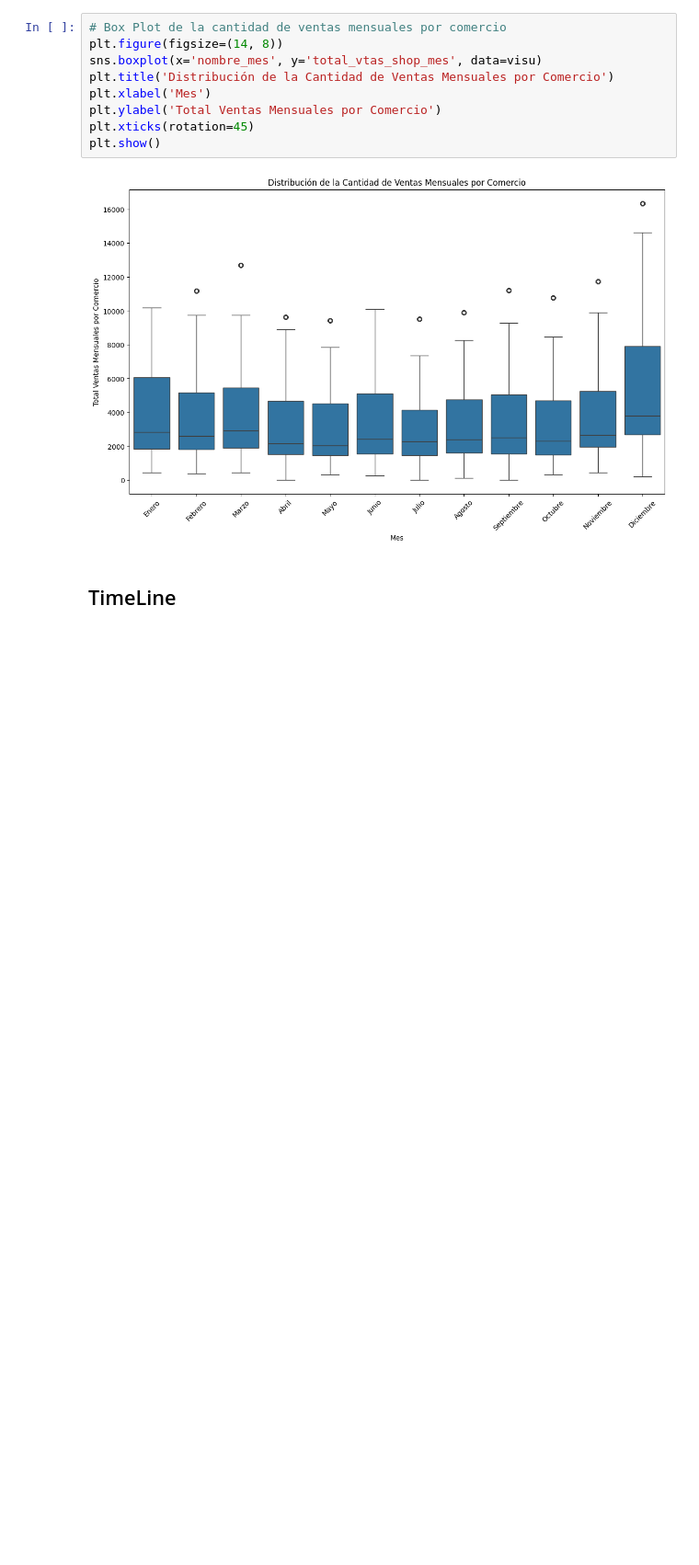
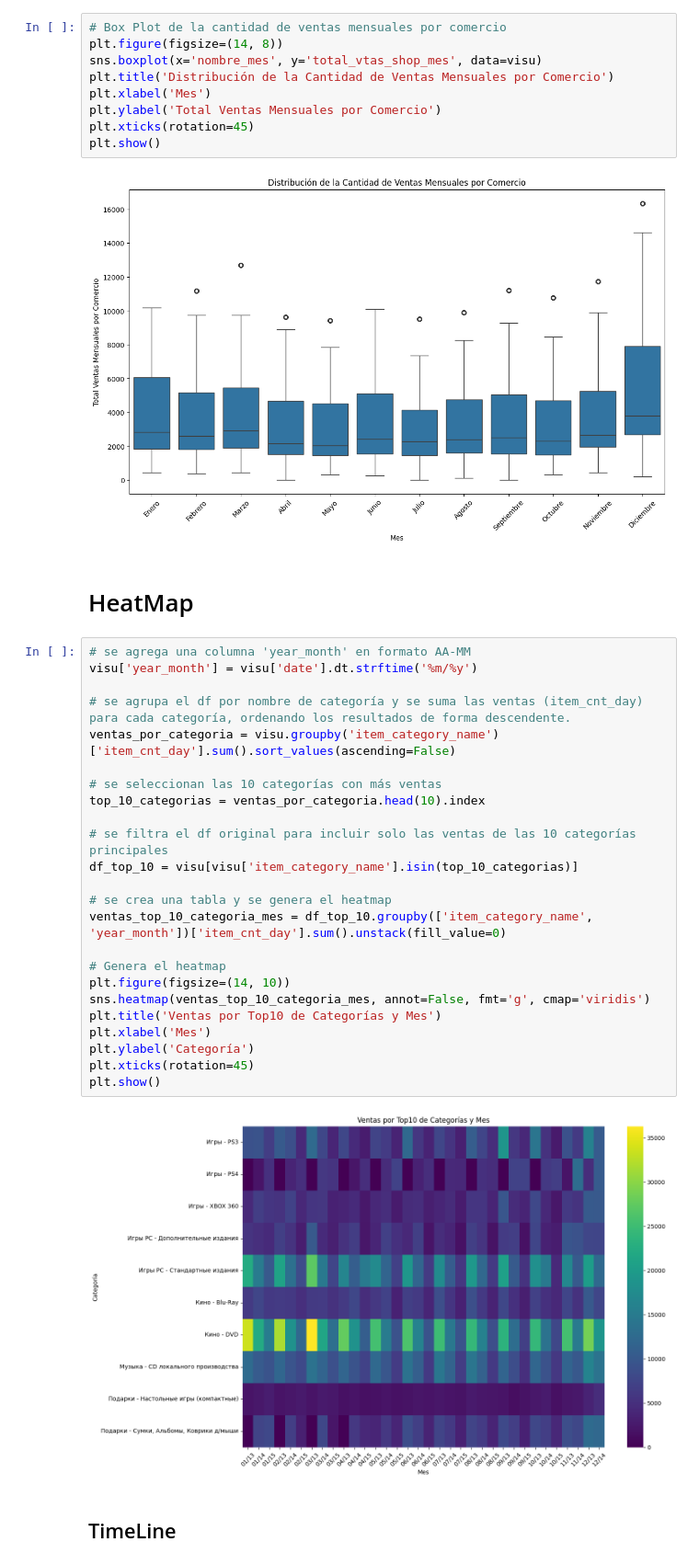
Before and after one commit to alexguttlein/OrgaDatos_TP2_MachineLearning, a Jupyter notebook: TP2_Machine_Learning.ipynb, the cells around one changed output. Shown at 92% size. Drawn from its saved outputs; the diff is of its cells as text; blank space fills up the shorter version.

Commit message:
se agrega heatmap

```diff
--- a/TP2_Machine_Learning.ipynb
+++ b/TP2_Machine_Learning.ipynb
@@ -303,6 +303,34 @@ plt.xticks(rotation=45)
 plt.show()
 # %% [output]
 [figure]
+# %% [markdown]
+# HeatMap
+# %%
+# se agrega una columna 'year_month' en formato AA-MM
+visu['year_month'] = visu['date'].dt.strftime('%m/%y')
+
+# se agrupa el df por nombre de categoría y se suma las ventas (item_cnt_day) para cada categoría, ordenando los resultados de forma descendente.
+ventas_por_categoria = visu.groupby('item_category_name')['item_cnt_day'].sum().sort_values(ascending=False)
+
+# se seleccionan las 10 categorías con más ventas
+top_10_categorias = ventas_por_categoria.head(10).index
+
+# se filtra el df original para incluir solo las ventas de las 10 categorías principales
+df_top_10 = visu[visu['item_category_name'].isin(top_10_categorias)]
+
+# se crea una tabla y se genera el heatmap
+ventas_top_10_categoria_mes = df_top_10.groupby(['item_category_name', 'year_month'])['item_cnt_day'].sum().unstack(fill_value=0)
+
+# Genera el heatmap
+plt.figure(figsize=(14, 10))
+sns.heatmap(ventas_top_10_categoria_mes, annot=False, fmt='g', cmap='viridis')
+plt.title('Ventas por Top10 de Categorías y Mes')
+plt.xlabel('Mes')
+plt.ylabel('Categoría')
+plt.xticks(rotation=45)
+plt.show()
+# %% [output]
+[figure, added]
 # %% [markdown]
 ## TimeLine
 # %%
```
